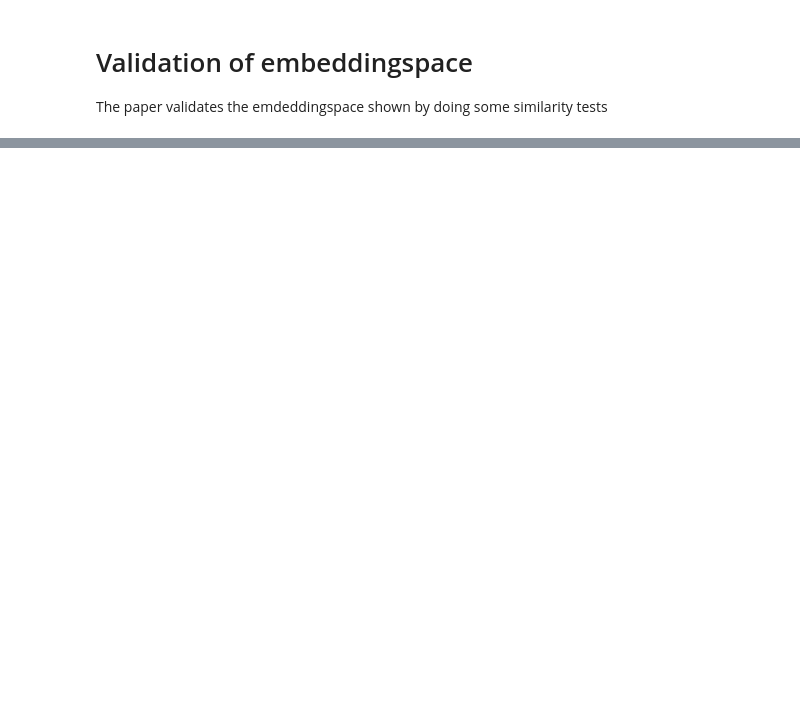
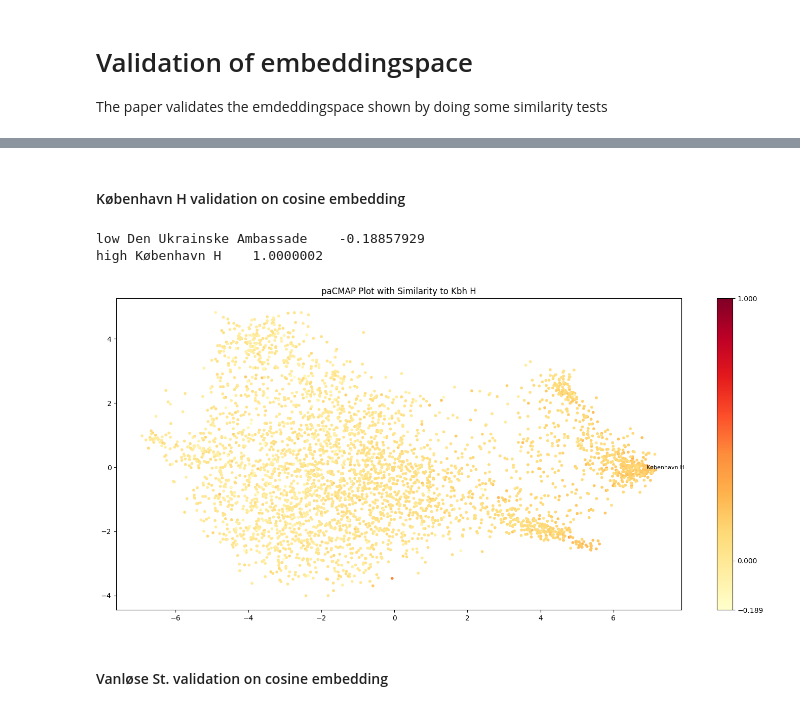
Before and after one commit to monicahardt/BachelorProject, a Jupyter notebook: Notebooks/data_analysis_first_try.ipynb, the cells around one changed output, grey strips where cells are left out. Drawn from its saved outputs; the diff is of its cells as text; code cells hidden in the pictures; blank space fills up the shorter version.

Commit message:
validation embedding, similarity plots.. utilregnelige

```diff
--- a/Notebooks/data_analysis_first_try.ipynb
+++ b/Notebooks/data_analysis_first_try.ipynb
@@ -46,7 +47,7 @@ pca = PCA(n_components=2)
 proj_2=pca.fit_transform(X)
 # %%
 # pacmap
-embedding = pacmap.PaCMAP(n_components=2, n_neighbors=20, MN_ratio=0.5, FP_ratio=2.0)
+embedding = pacmap.PaCMAP(n_components=2, n_neighbors=15, MN_ratio=0.5, FP_ratio=2.0)
 proj_3 = embedding.fit_transform(X, init="pca")
 # %%
 # Create a dictionary to map addresses to their corresponding embeddings
@@ -167 +275,59 @@ find_similar('C.M. Larsens Alle')
+# %% [markdown]
+#### København H validation on cosine embedding
+# %%
+kbh_index = journey_idx['København H']
+
+similarity_scores_with_kbh = similarity_matrix[kbh_index]
+
+# Create a map of addresses to similarity scores with 'CPH Lufthavn'
+addresses_similarity_map_kbh = {}
+for i, score in enumerate(similarity_scores_with_kbh):
+    address = journey_ids[i]
+    addresses_similarity_map_kbh[address] = score
+
+sorted_addresses_similarity_kbh = dict(sorted(addresses_similarity_map_kbh.items(), key=lambda item: item[1], reverse=False))
+# %%
+
+station_names = sorted_addresses_similarity_kbh.keys()
+# Get the first element
+low_key, low_value = next(iter(sorted_addresses_similarity_kbh.items()))
+high_key, high_value = list(sorted_addresses_similarity_kbh.items())[-1]
+
+print("low", low_key, "  ", low_value)
+print("high", high_key, "  ", high_value)
+norm = Normalize(vmin=low_value, vmax=high_value)
+fig, ax = plt.subplots(1, 1, figsize=(18, 8))
+
+grayscale_values = [(sorted_addresses_similarity_kbh[station]) for station in station_names]
+grayscale_values.reverse()
+# Plot the stations using paCMAP with grayscale colors
+scatter = plt.scatter(proj_3[:, 0], proj_3[:, 1], c=grayscale_values, cmap='YlOrRd', s=10, alpha=1.0)
+
+# Set the colorbar
+colorbar = plt.colorbar(scatter, ax=ax)
+
+# Manually set colorbar ticks and labels
+colorbar.set_ticks([high_value, 0, low_value])  # Adjust these as needed based on your scale
+
+#ADD LABELS TO TOP "="
+# reversed_sim_kbh = dict(sorted(addresses_similarity_map_kbh.items(), key=lambda item: item[1], reverse=True))
+# top_20_keys = list(reversed_sim_kbh.keys())
+# top_20_kbh_sim = list(islice(top_20_keys, 20))
+# print(top_20_kbh_sim)
+
+# for location in top_20_kbh_sim:
+#     idx = journey_idx[location]
+#     plt.text(proj_3[idx,0], proj_3[idx,1], location, fontsize=8, ha='left')
+
+#ADD LABEL TO JUST KØBENHAVN H
+plt.text(proj_3[kbh_index, 0], proj_3[kbh_index, 1], 'København H', fontsize=8, ha='left')
+
+plt.title('paCMAP Plot with Similarity to Kbh H')
+plt.show()
+# %% [output]
+low Den Ukrainske Ambassade    -0.18857929
+high København H    1.0000002
+[figure, added]
+# %% [markdown]
+#### Vanløse St. validation on cosine embedding
 # %%
```
Also changed, not shown: parts of 13 cells of this notebook.
